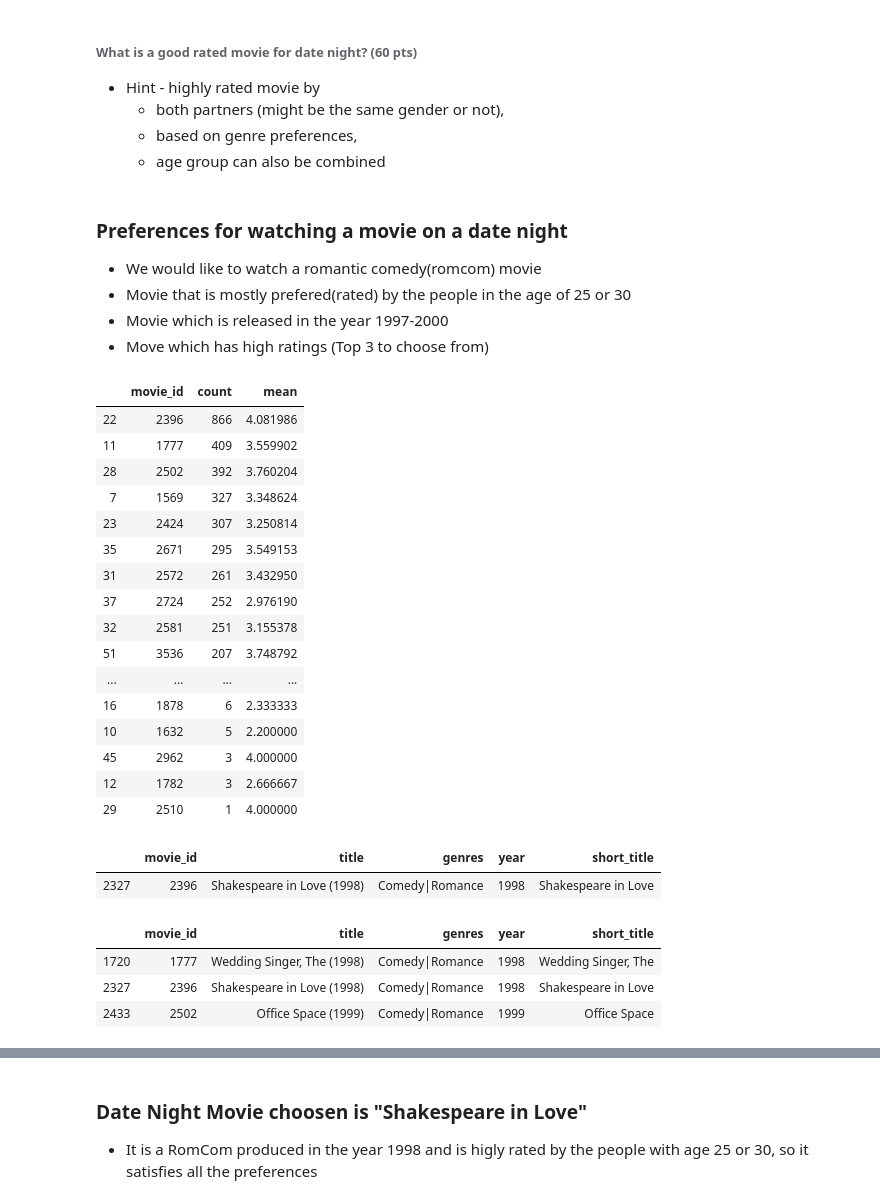
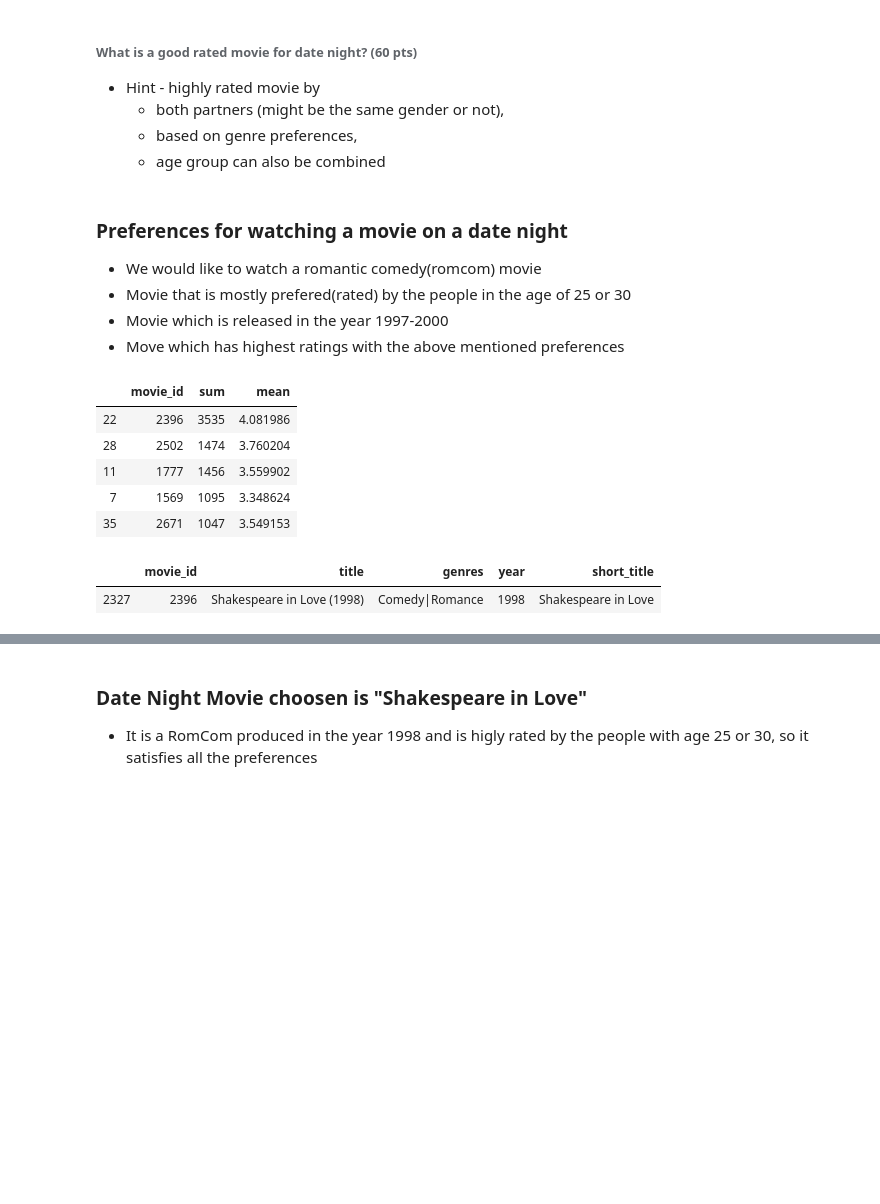
Before and after one commit to rashmihu/CSC-405-605_2020_Assignment, a Jupyter notebook: Assignment_2/code/date_night_movie.ipynb, the cells around one changed output, grey strips where cells are left out. Cells and saved outputs as stored; diff of their text form; code cells hidden in the pictures; blank space fills up the shorter version.

```diff
--- a/Assignment_2/code/date_night_movie.ipynb
+++ b/Assignment_2/code/date_night_movie.ipynb
@@ -194,41 +233,28 @@ Name: rating, dtype: float64
 - We would like to watch a romantic comedy(romcom) movie
 - Movie that is mostly prefered(rated) by the people in the age of 25 or 30
 - Movie which is released in the year 1997-2000
-- Move which has high ratings (Top 3 to choose from)
+- Move which has highest ratings with the above mentioned preferences
 # %%
+#Filter the data based on the year between 1997 and 2000
 filterdata = userMovieRatings[userMovieRatings['year'].between('1997','2000',inclusive=True)]
+#Filter the data based on genere as Comedy/Romance
 filterdata = filterdata[filterdata['genres'] == 'Comedy|Romance']
+#Filter the data based on the pople with age 25 and 30
 filterdata = filterdata[filterdata['age'].isin([25,30])]
-highRatedRomCom = filterdata.groupby('movie_id')['rating'].agg(['count','mean']).reset_index().sort_values(['count','mean'],ascending=[False,False])
-highRatedRomCom
+#Calculate the highest rated movie
+highRatedRomCom = filterdata.groupby('movie_id')['rating'].agg(['sum','mean']).reset_index().sort_values(['sum','mean'],ascending=[False,False])
+highRatedRomCom.head()
 # %% [output]
-|  | movie_id | count | mean |
-| 22 | 2396 | 866 | 4.081986 |
-| 11 | 1777 | 409 | 3.559902 |
-| 28 | 2502 | 392 | 3.760204 |
-| 7 | 1569 | 327 | 3.348624 |
-| 23 | 2424 | 307 | 3.250814 |
-| 35 | 2671 | 295 | 3.549153 |
-| 31 | 2572 | 261 | 3.432950 |
-| 37 | 2724 | 252 | 2.976190 |
-| 32 | 2581 | 251 | 3.155378 |
-| 51 | 3536 | 207 | 3.748792 |
-| ... | ... | ... | ... |
-| 16 | 1878 | 6 | 2.333333 |
-| 10 | 1632 | 5 | 2.200000 |
-| 45 | 2962 | 3 | 4.000000 |
-| 12 | 1782 | 3 | 2.666667 |
-| 29 | 2510 | 1 | 4.000000 |
+|  | movie_id | sum | mean |
+| 22 | 2396 | 3535 | 4.081986 |
+| 28 | 2502 | 1474 | 3.760204 |
+| 11 | 1777 | 1456 | 3.559902 |
+| 7 | 1569 | 1095 | 3.348624 |
+| 35 | 2671 | 1047 | 3.549153 |
-# %%
-movies[movies['movie_id'] == highRatedRomCom['movie_id'].iloc[0]]
-# %% [output]
-|  | movie_id | title | genres | year | short_title |
-| 2327 | 2396 | Shakespeare in Love (1998) | Comedy|Romance | 1998 | Shakespeare in Love |
-# %%
-movies[movies['movie_id'].isin( highRatedRomCom['movie_id'].head(3))]
-# %% [output]
-|  | movie_id | title | genres | year | short_title |
-| 1720 | 1777 | Wedding Singer, The (1998) | Comedy|Romance | 1998 | Wedding Singer, The |
-| 2327 | 2396 | Shakespeare in Love (1998) | Comedy|Romance | 1998 | Shakespeare in Love |
-| 2433 | 2502 | Office Space (1999) | Comedy|Romance | 1999 | Office Space |
+# %%
+#Movie Details of the top rated movie which matches all of our preferences
+movies[movies['movie_id']==highRatedRomCom['movie_id'].iloc[0] ]
+# %% [output]
+|  | movie_id | title | genres | year | short_title |
+| 2327 | 2396 | Shakespeare in Love (1998) | Comedy|Romance | 1998 | Shakespeare in Love |
 # %%
```
Also changed, not shown: parts of 20 cells of this notebook, 1 other file.
